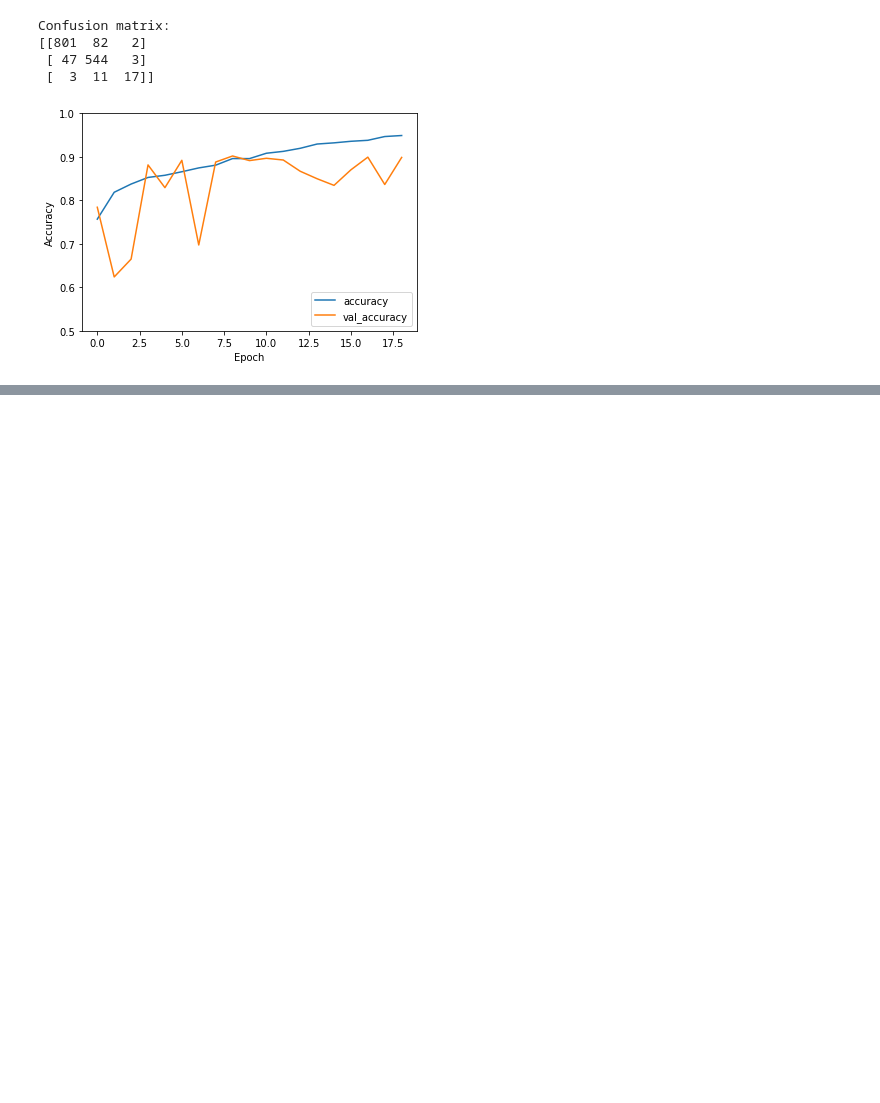
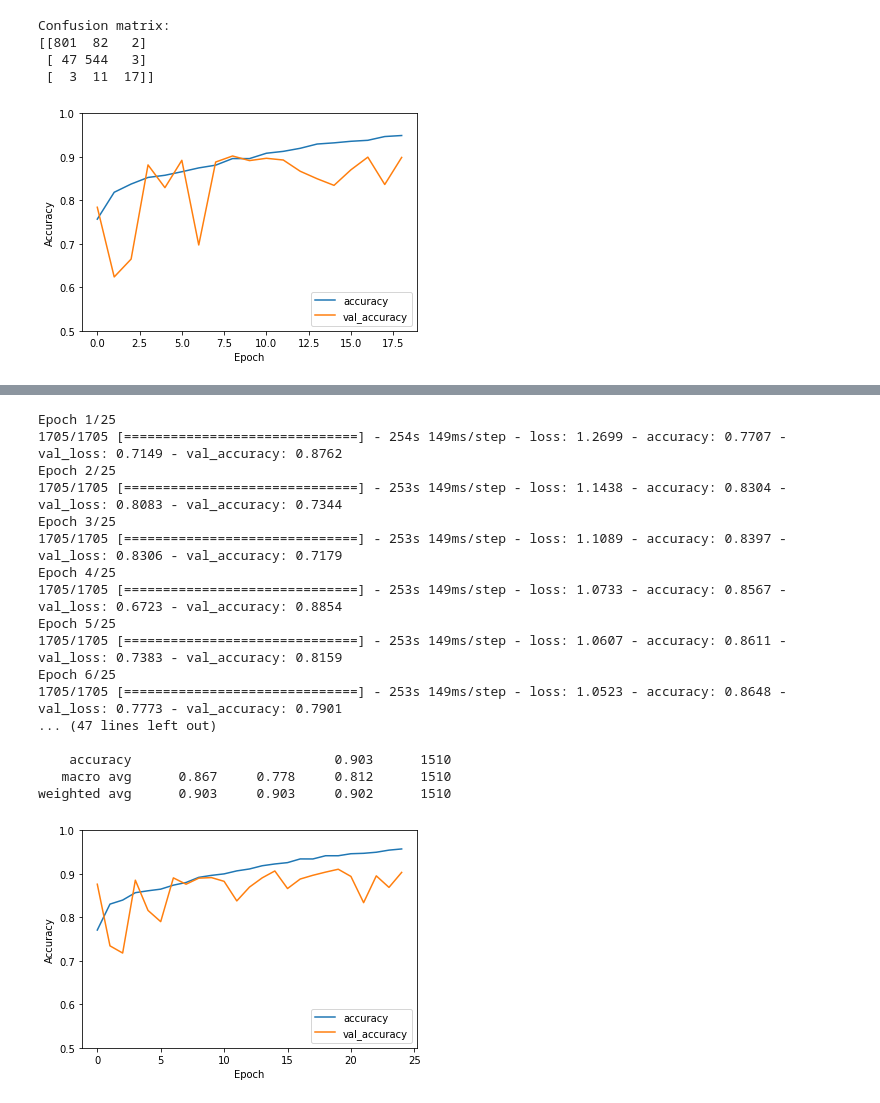
Before and after one commit to mimilazarova/DD2424-covid-xray-project, a Jupyter notebook: playground_colab_mimi.ipynb, the cells around one changed output, grey strips where cells are left out. Cells and saved outputs as stored; diff of their text form; code cells hidden in the pictures; blank space fills up the shorter version.

```diff
--- a/playground_colab_mimi.ipynb
+++ b/playground_colab_mimi.ipynb
@@ -417,0 +498,59 @@ Confusion matrix:
+# %%
+class_weights = {}
+# for c in range(3):
+#   class_weights[c] = 1000/np.sum(train_y==c)
+#   print(class_weights[c])
+class_weights[0] = 1
+class_weights[1] = 2
+class_weights[2] = 8
+
+early_stopping = keras.callbacks.EarlyStopping(
+    monitor='val_accuracy',
+    verbose=1,
+    patience=10,
+    mode='max',
+    restore_best_weights=True)
+
+
+model7.compile(optimizer='adam',
+              loss=tf.keras.losses.SparseCategoricalCrossentropy(from_logits=True),
+              metrics=['accuracy'])
+
+
+history7 = model7.fit(trainX, train_y, batch_size=8, epochs=25, callbacks=[early_stopping],
+                    class_weight=class_weights, validation_data=(testX, test_y))
+
+
+plt.plot(history7.history['accuracy'], label='accuracy')
+plt.plot(history7.history['val_accuracy'], label = 'val_accuracy')
+plt.xlabel('Epoch')
+plt.ylabel('Accuracy')
+plt.ylim([0.5, 1])
+plt.legend(loc='lower right')
+
+test_y_pred_m = model7.predict(testX)
+test_y_pred7 = np.argmax(test_y_pred_m, axis=1)
+
+conf_matrix = confusion_matrix(test_y, test_y_pred7, labels=[0, 1, 2])
+print("Confusion matrix:")
+print(conf_matrix)
+print(classification_report(test_y, test_y_pred7, digits=3))
+# %% [output]
+Epoch 1/25
+1705/1705 [==============================] - 254s 149ms/step - loss: 1.2699 - accuracy: 0.7707 - val_loss: 0.7149 - val_accuracy: 0.8762
+Epoch 2/25
+1705/1705 [==============================] - 253s 149ms/step - loss: 1.1438 - accuracy: 0.8304 - val_loss: 0.8083 - val_accuracy: 0.7344
+Epoch 3/25
+1705/1705 [==============================] - 253s 149ms/step - loss: 1.1089 - accuracy: 0.8397 - val_loss: 0.8306 - val_accuracy: 0.7179
+Epoch 4/25
+1705/1705 [==============================] - 253s 149ms/step - loss: 1.0733 - accuracy: 0.8567 - val_loss: 0.6723 - val_accuracy: 0.8854
+Epoch 5/25
+1705/1705 [==============================] - 253s 149ms/step - loss: 1.0607 - accuracy: 0.8611 - val_loss: 0.7383 - val_accuracy: 0.8159
+Epoch 6/25
+1705/1705 [==============================] - 253s 149ms/step - loss: 1.0523 - accuracy: 0.8648 - val_loss: 0.7773 - val_accuracy: 0.7901
+... (47 lines left out)
+
+    accuracy                          0.903      1510
+   macro avg      0.867     0.778     0.812      1510
+weighted avg      0.903     0.903     0.902      1510
+[figure, added]
```
Also changed, not shown: parts of 10 cells of this notebook.
